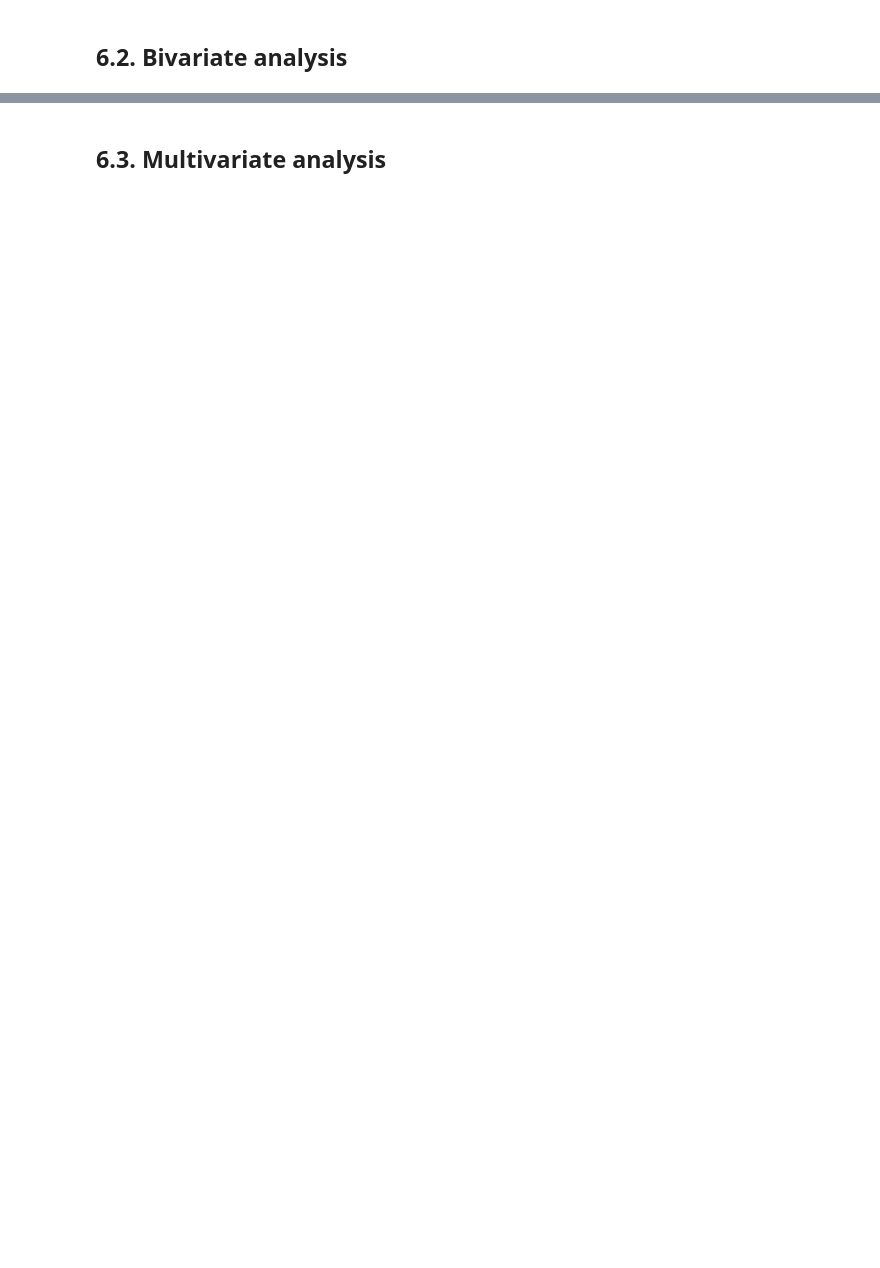
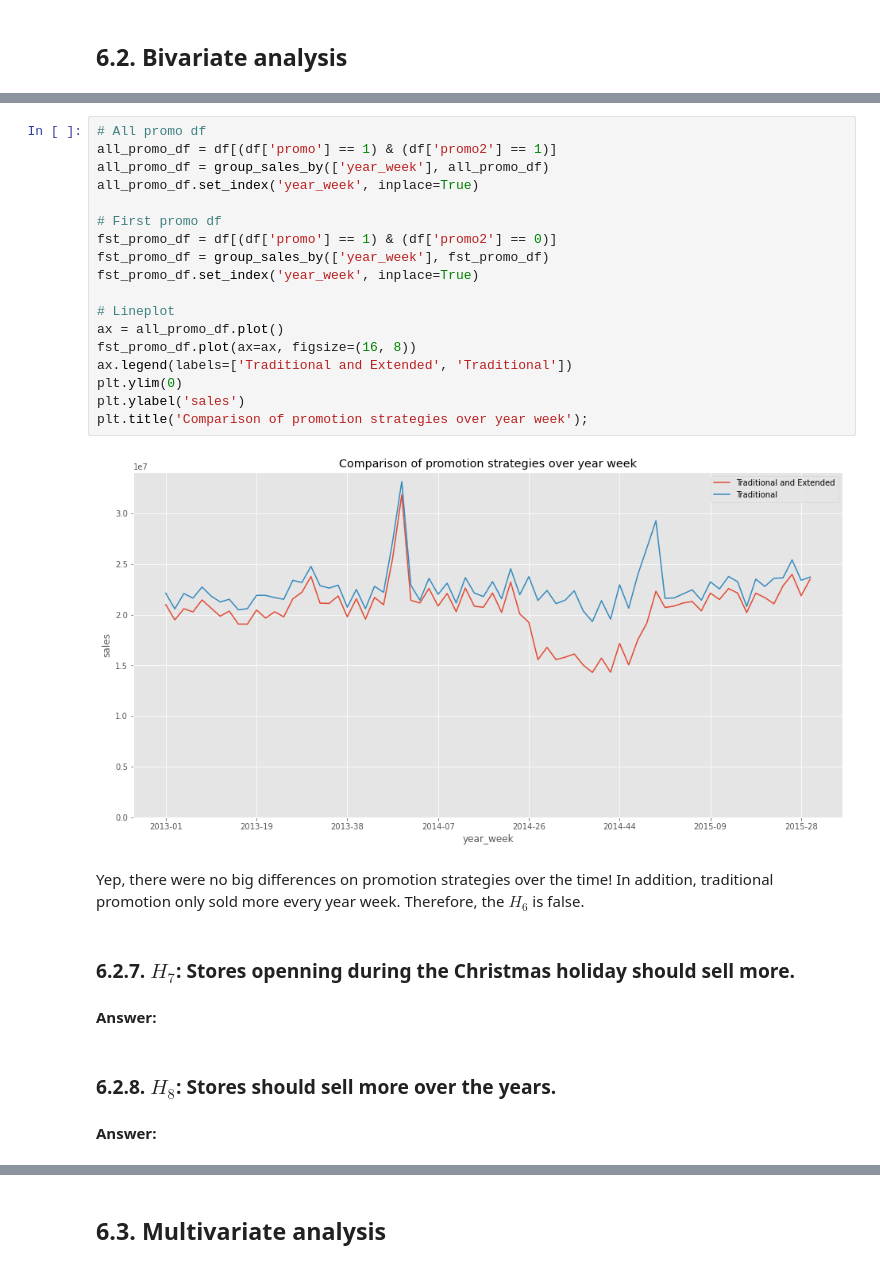
Before and after one commit to Emersonmiady/data-science-em-producao, a Jupyter notebook: rossman_store_sales.ipynb, the cells around one changed output, grey strips where cells are left out. Saved outputs shown, nothing was run; the diff lists cells and outputs as text; blank space fills up the shorter version.

```diff
--- a/rossman_store_sales.ipynb
+++ b/rossman_store_sales.ipynb
@@ -1101,0 +1191,30 @@ according to the graph above, we can see that the more recent the competition ti
+# %%
+# All promo df
+all_promo_df = df[(df['promo'] == 1) & (df['promo2'] == 1)]
+all_promo_df = group_sales_by(['year_week'], all_promo_df)
+all_promo_df.set_index('year_week', inplace=True)
+
+# First promo df
+fst_promo_df = df[(df['promo'] == 1) & (df['promo2'] == 0)]
+fst_promo_df = group_sales_by(['year_week'], fst_promo_df)
+fst_promo_df.set_index('year_week', inplace=True)
+
+# Lineplot
+ax = all_promo_df.plot()
+fst_promo_df.plot(ax=ax, figsize=(16, 8))
+ax.legend(labels=['Traditional and Extended', 'Traditional'])
+plt.ylim(0)
+plt.ylabel('sales')
+plt.title('Comparison of promotion strategies over year week');
+# %% [output]
+[figure, added]
+# %% [markdown]
+Yep, there were no big differences on promotion strategies over the time! In addition, traditional promotion only sold more every year week. Therefore, the $H_6$ is false.
+# %% [markdown]
+### 6.2.7. $H_7$: Stores openning during the Christmas holiday should sell more.
+# %% [markdown]
+**Answer:**
+# %% [markdown]
+### 6.2.8. $H_8$: Stores should sell more over the years.
+# %% [markdown]
+**Answer:**
```
Also changed, not shown: parts of 69 cells of this notebook.
